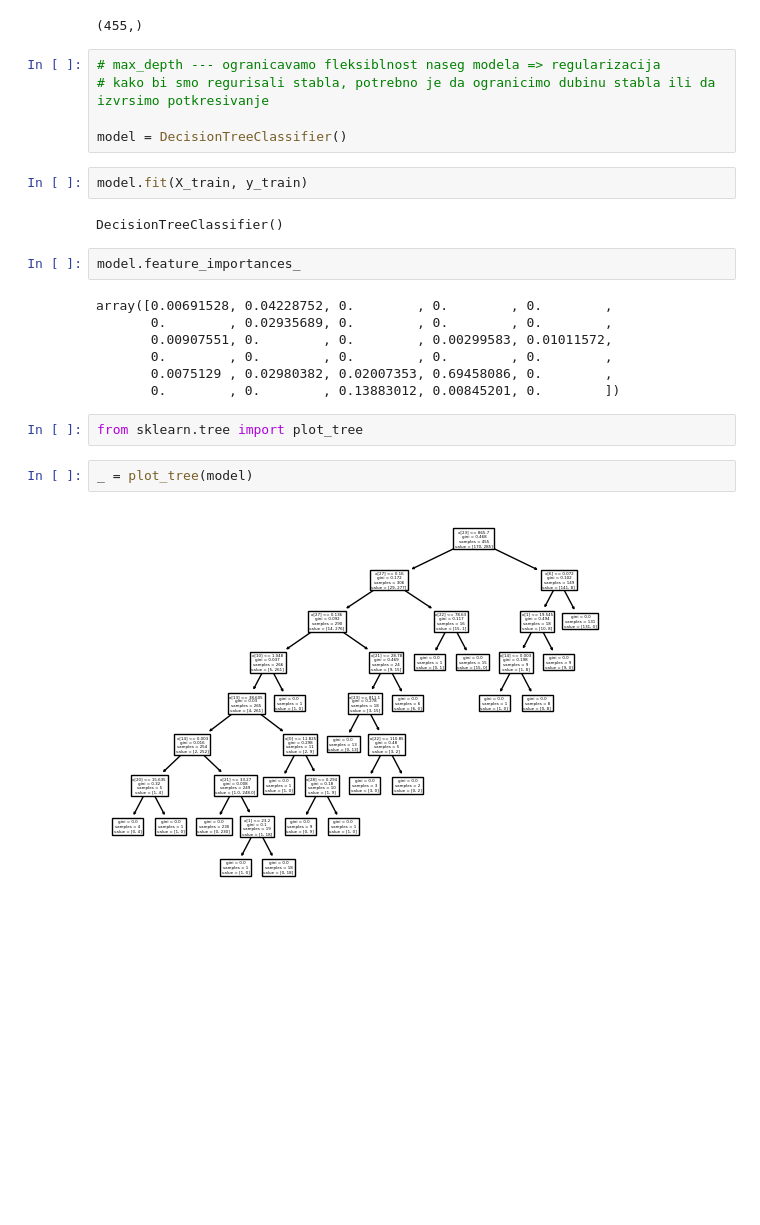
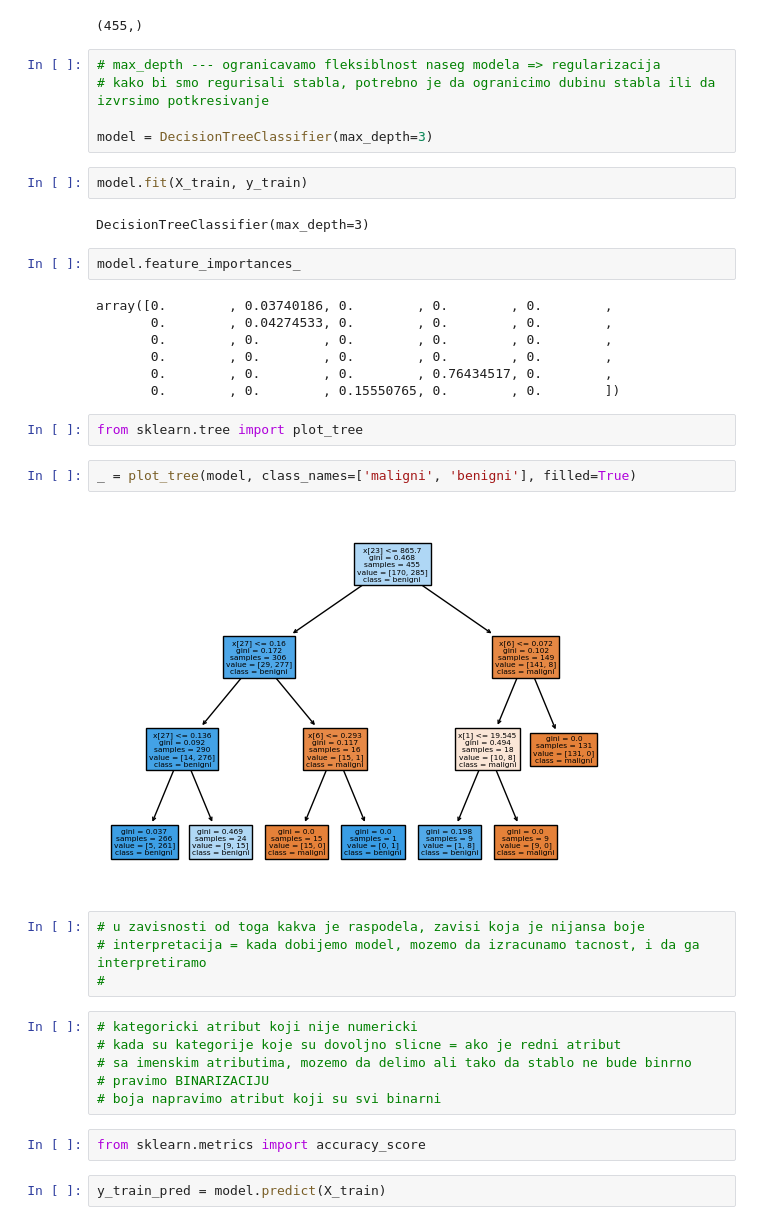
Before and after one commit to natasablagojevic/ip1_2024, a Jupyter notebook: 04/1.ipynb, the cells around one changed output. Cells and saved outputs as stored; diff of their text form; blank space fills up the shorter version.

```diff
--- a/04/1.ipynb
+++ b/04/1.ipynb
@@ -73,23 +81,37 @@ y_train.shape
 # max_depth --- ogranicavamo fleksiblnost naseg modela => regularizacija
 # kako bi smo regurisali stabla, potrebno je da ogranicimo dubinu stabla ili da izvrsimo potkresivanje
 
-model = DecisionTreeClassifier()
+model = DecisionTreeClassifier(max_depth=3)
 # %%
 model.fit(X_train, y_train)
 # %% [output]
-DecisionTreeClassifier()
+DecisionTreeClassifier(max_depth=3)
 # %%
 model.feature_importances_
 # %% [output]
-array([0.00691528, 0.04228752, 0.        , 0.        , 0.        ,
-       0.        , 0.02935689, 0.        , 0.        , 0.        ,
-       0.00907551, 0.        , 0.        , 0.00299583, 0.01011572,
+array([0.        , 0.03740186, 0.        , 0.        , 0.        ,
+       0.        , 0.04274533, 0.        , 0.        , 0.        ,
        0.        , 0.        , 0.        , 0.        , 0.        ,
-       0.0075129 , 0.02980382, 0.02007353, 0.69458086, 0.        ,
-       0.        , 0.        , 0.13883012, 0.00845201, 0.        ])
+       0.        , 0.        , 0.        , 0.        , 0.        ,
+       0.        , 0.        , 0.        , 0.76434517, 0.        ,
+       0.        , 0.        , 0.15550765, 0.        , 0.        ])
 # %%
 from sklearn.tree import plot_tree
 # %%
-_ = plot_tree(model)
+_ = plot_tree(model, class_names=['maligni', 'benigni'], filled=True)
 # %% [output]
-[figure, old version]
+[figure, new version]
+# %%
+# u zavisnosti od toga kakva je raspodela, zavisi koja je nijansa boje
+# interpretacija = kada dobijemo model, mozemo da izracunamo tacnost, i da ga interpretiramo
+#
+# %%
+# kategoricki atribut koji nije numericki
+# kada su kategorije koje su dovoljno slicne = ako je redni atribut
+# sa imenskim atributima, mozemo da delimo ali tako da stablo ne bude binrno
+# pravimo BINARIZACIJU
+# boja napravimo atribut koji su svi binarni
+# %%
+from sklearn.metrics import accuracy_score
+# %%
+y_train_pred = model.predict(X_train)
```
Also changed, not shown: parts of 15 cells of this notebook, 1 other file.
